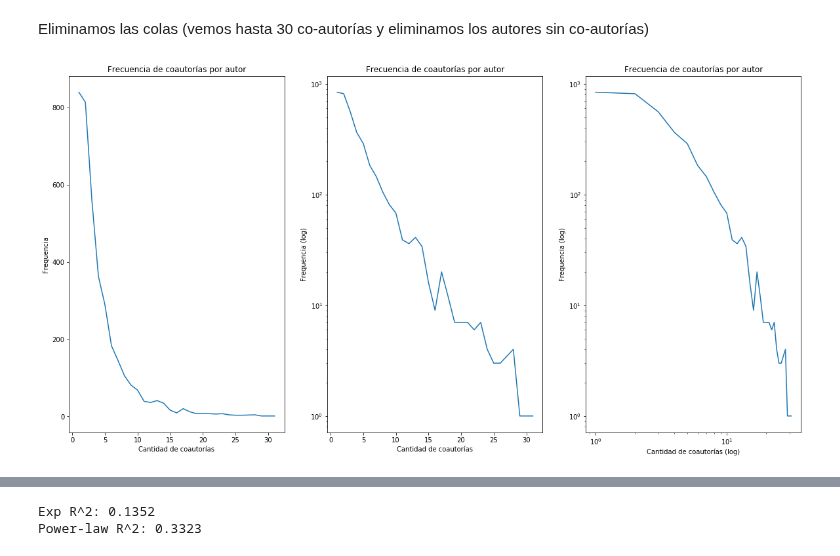
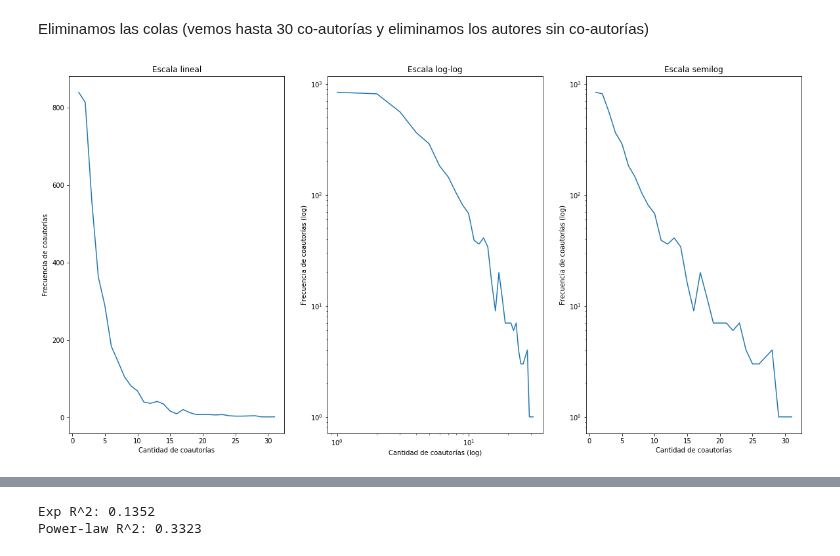
Before and after one commit to m2march/ciencia_datos, a Jupyter notebook: tp4/tp4.ipynb, the cells around one changed output, grey strips where cells are left out. Drawn from its saved outputs; the diff is of its cells as text; code cells hidden in the pictures.

```diff
--- a/tp4/tp4.ipynb
+++ b/tp4/tp4.ipynb
@@ -178,22 +192,22 @@ Eliminamos las colas (vemos hasta 30 co-autorías y eliminamos los autores sin c
 # %%
 fig, axs = plt.subplots(1, 3, figsize=(20, 10))
 sca(axs[0])
 plot(xs[1:30], ys[1:30])
 xlabel('Cantidad de coautorías')
-ylabel('Frequencia')
-title('Frecuencia de coautorías por autor')
+ylabel('Frecuencia de coautorías')
+title('Escala lineal')
 
 sca(axs[1])
+loglog(xs[1:30], ys[1:30])
+xlabel('Cantidad de coautorías (log)')
+ylabel('Frecuencia de coautorías (log)')
+title('Escala log-log')
+
+sca(axs[2])
 semilogy(xs[1:30], ys[1:30])
 xlabel('Cantidad de coautorías')
-ylabel('Frequencia (log)')
-title('Frecuencia de coautorías por autor')
-
-sca(axs[2])
-loglog(xs[1:30], ys[1:30])
-xlabel('Cantidad de coautorías (log)')
-ylabel('Frequencia (log)')
-title('Frecuencia de coautorías por autor')
+ylabel('Frecuencia de coautorías (log)')
+title('Escala semilog')
 plt.show()
 # %% [output]
-[figure, old version]
+[figure, new version]
```
Also changed, not shown: parts of 13 cells of this notebook.
